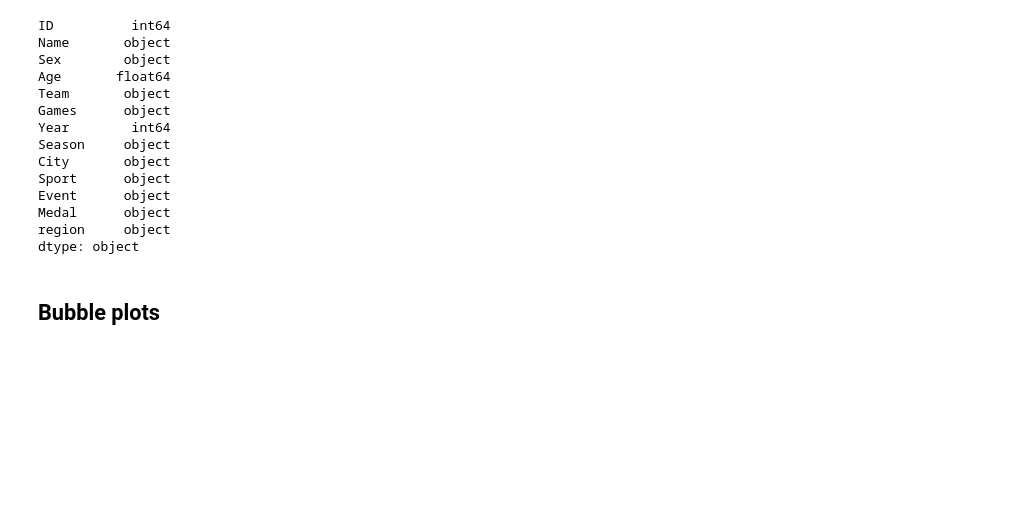
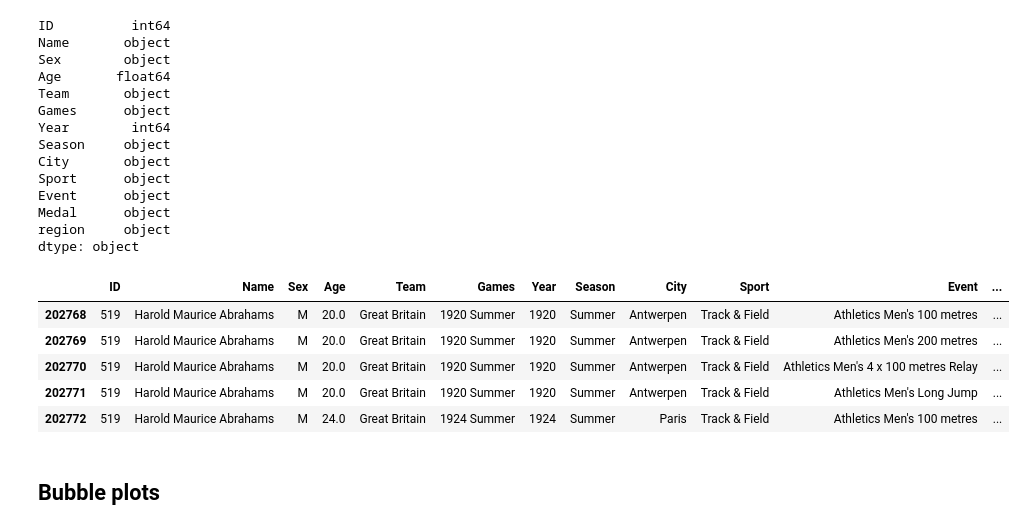
Before and after one commit to juluobruce/Summer-Olympics-Project, a Jupyter notebook: records.ipynb, the cells around one changed output. Saved outputs shown, nothing was run; the diff lists cells and outputs as text; code cells hidden in the pictures; blank space fills up the shorter version.

```diff
--- a/records.ipynb
+++ b/records.ipynb
@@ -204,8 +206,17 @@ dtype: object
 # %%
 #Testing out for seperating by medals
 #us_gold = us_summer[us_summer['Medal'] == 'Gold'].groupby(['Age','Year'])
 #us_silver = us_summer[us_summer['Medal'] == 'Silver'].groupby(['Age','Year'])
 #us_bronze = us_summer[us_summer['Medal'] == 'Bronze'].groupby(['Age','Year'])
+
+uk.head()
+# %% [output]
+|  | ID | Name | Sex | Age | Team | Games | Year | Season | City | Sport | Event | ... |
+| 202768 | 519 | Harold Maurice Abrahams | M | 20.0 | Great Britain | 1920 Summer | 1920 | Summer | Antwerpen | Track & Field | Athletics Men's 100 metres | ... |
+| 202769 | 519 | Harold Maurice Abrahams | M | 20.0 | Great Britain | 1920 Summer | 1920 | Summer | Antwerpen | Track & Field | Athletics Men's 200 metres | ... |
+| 202770 | 519 | Harold Maurice Abrahams | M | 20.0 | Great Britain | 1920 Summer | 1920 | Summer | Antwerpen | Track & Field | Athletics Men's 4 x 100 metres Relay | ... |
+| 202771 | 519 | Harold Maurice Abrahams | M | 20.0 | Great Britain | 1920 Summer | 1920 | Summer | Antwerpen | Track & Field | Athletics Men's Long Jump | ... |
+| 202772 | 519 | Harold Maurice Abrahams | M | 24.0 | Great Britain | 1924 Summer | 1924 | Summer | Paris | Track & Field | Athletics Men's 100 metres | ... |
 # %% [markdown]
 ## Bubble plots
 # %%
```
Also changed, not shown: parts of 2 cells of this notebook, 8 other files.
